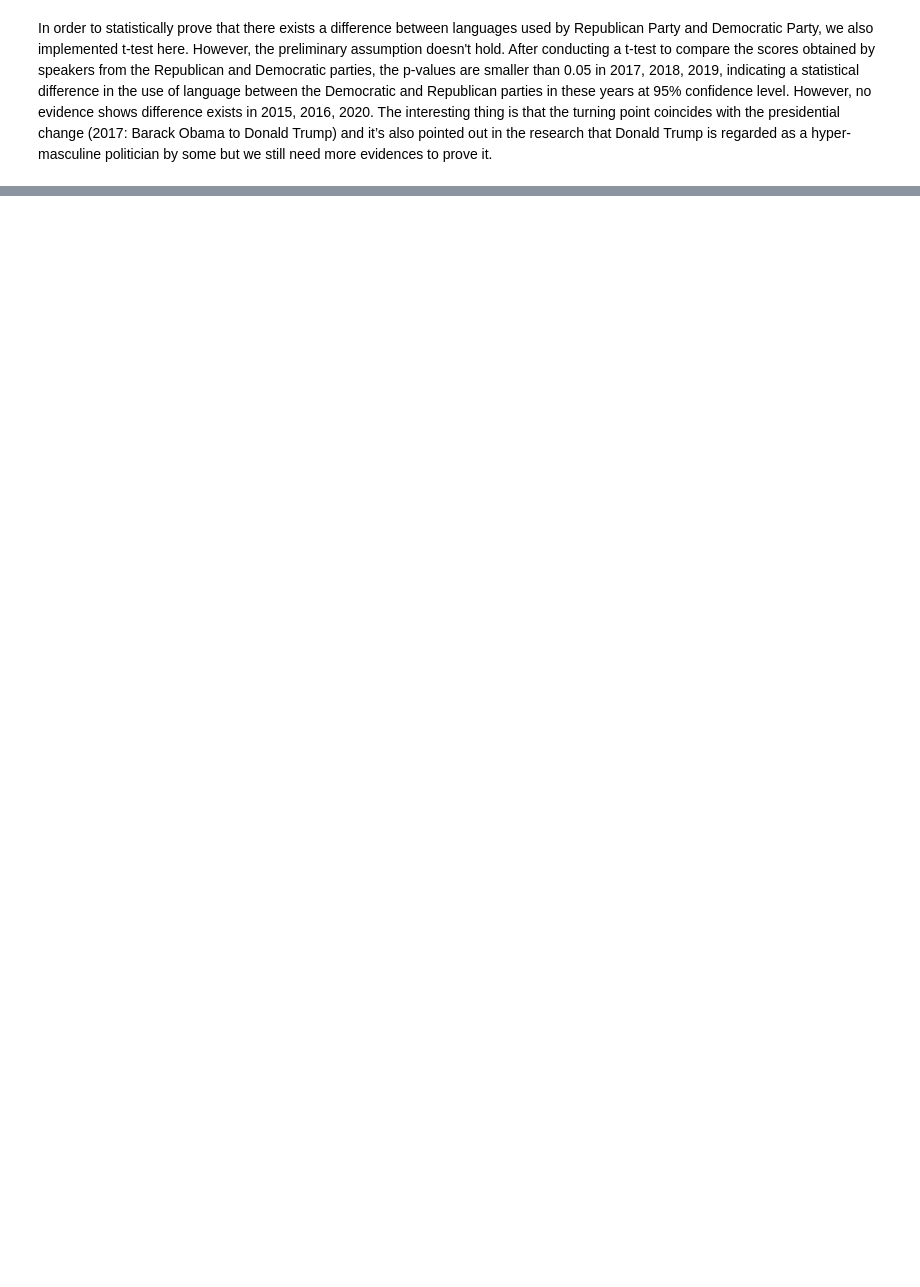
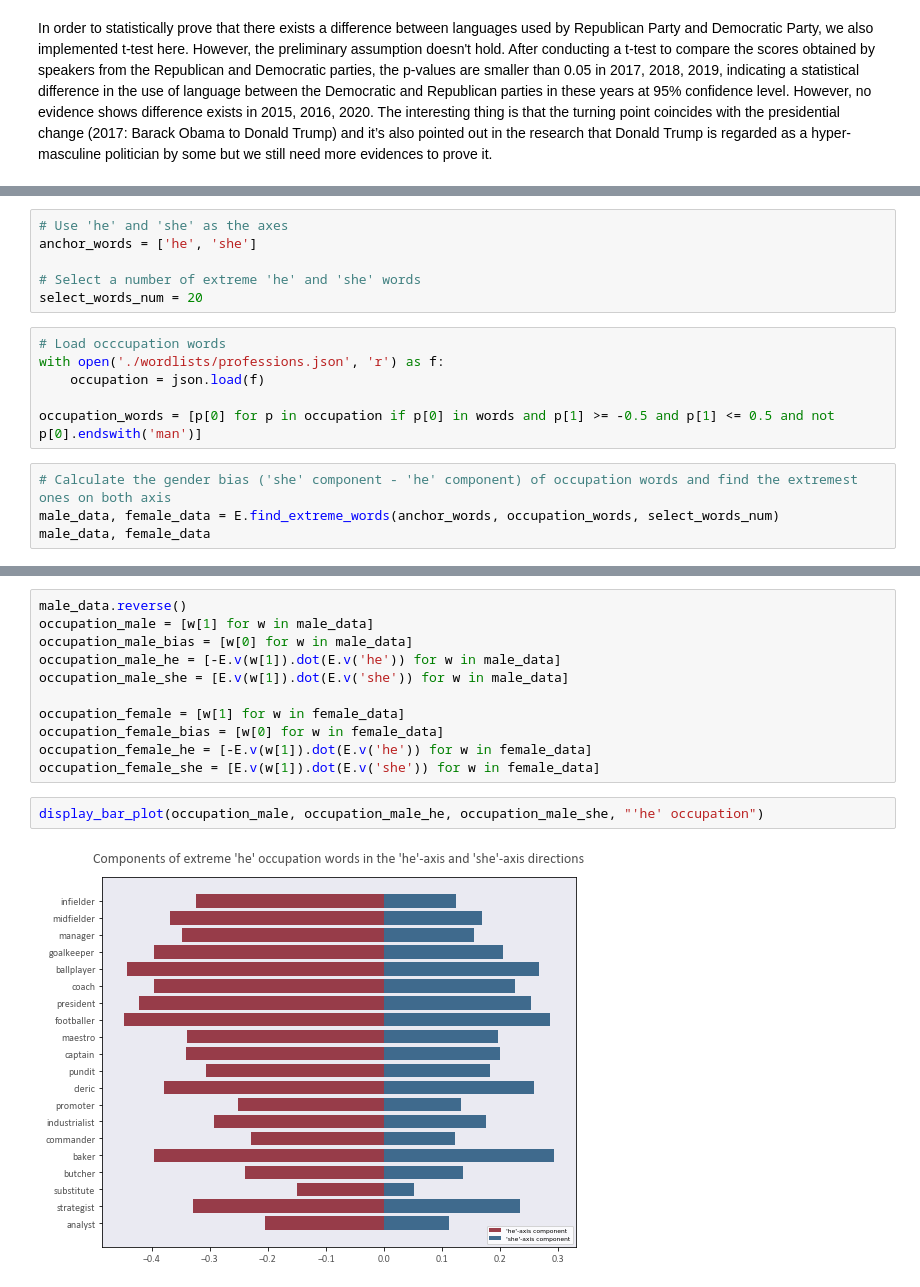
Before and after one commit to Yuxing0610/Gender_Bias_Analysis, a Jupyter notebook: data_analysis_final.ipynb, the cells around one changed output, grey strips where cells are left out. Drawn from its saved outputs; the diff is of its cells as text; blank space fills up the shorter version.

```diff
--- a/data_analysis_final.ipynb
+++ b/data_analysis_final.ipynb
@@ -720,0 +941,16 @@ In order to statistically prove that there exists a difference between languages
+# %%
+# Use 'he' and 'she' as the axes
+anchor_words = ['he', 'she']
+
+# Select a number of extreme 'he' and 'she' words
+select_words_num = 20
+# %%
+# Load occcupation words
+with open('./wordlists/professions.json', 'r') as f:
+    occupation = json.load(f)
+
+occupation_words = [p[0] for p in occupation if p[0] in words and p[1] >= -0.5 and p[1] <= 0.5 and not p[0].endswith('man')]
+# %%
+# Calculate the gender bias ('she' component - 'he' component) of occupation words and find the extremest ones on both axis
+male_data, female_data = E.find_extreme_words(anchor_words, occupation_words, select_words_num)
+male_data, female_data
@@ -720,0 +975,15 @@ In order to statistically prove that there exists a difference between languages
+# %%
+male_data.reverse()
+occupation_male = [w[1] for w in male_data]
+occupation_male_bias = [w[0] for w in male_data]
+occupation_male_he = [-E.v(w[1]).dot(E.v('he')) for w in male_data]
+occupation_male_she = [E.v(w[1]).dot(E.v('she')) for w in male_data]
+
+occupation_female = [w[1] for w in female_data]
+occupation_female_bias = [w[0] for w in female_data]
+occupation_female_he = [-E.v(w[1]).dot(E.v('he')) for w in female_data]
+occupation_female_she = [E.v(w[1]).dot(E.v('she')) for w in female_data]
+# %%
+display_bar_plot(occupation_male, occupation_male_he, occupation_male_she, "'he' occupation")
+# %% [output]
+[figure, added]
```
Also changed, not shown: parts of 28 cells of this notebook.
